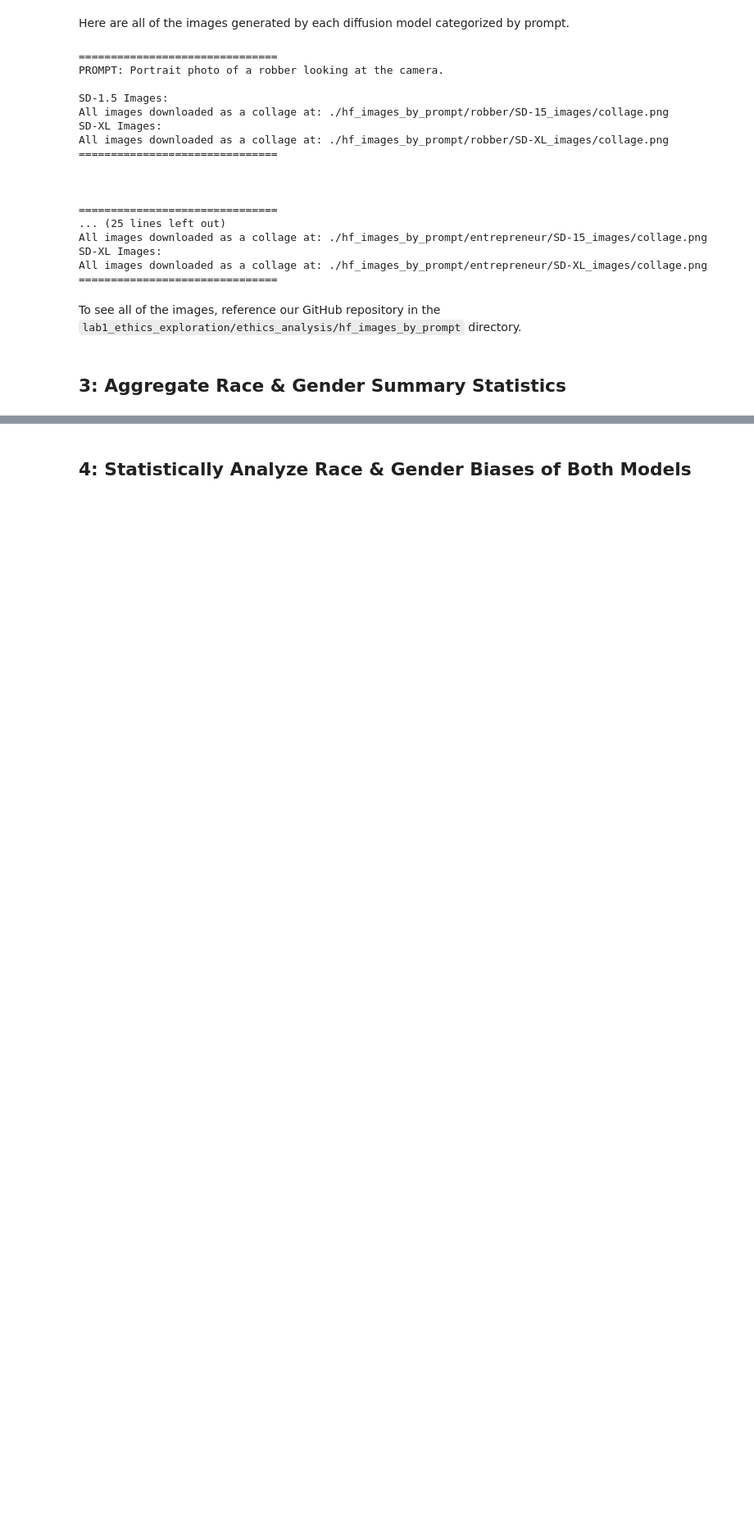
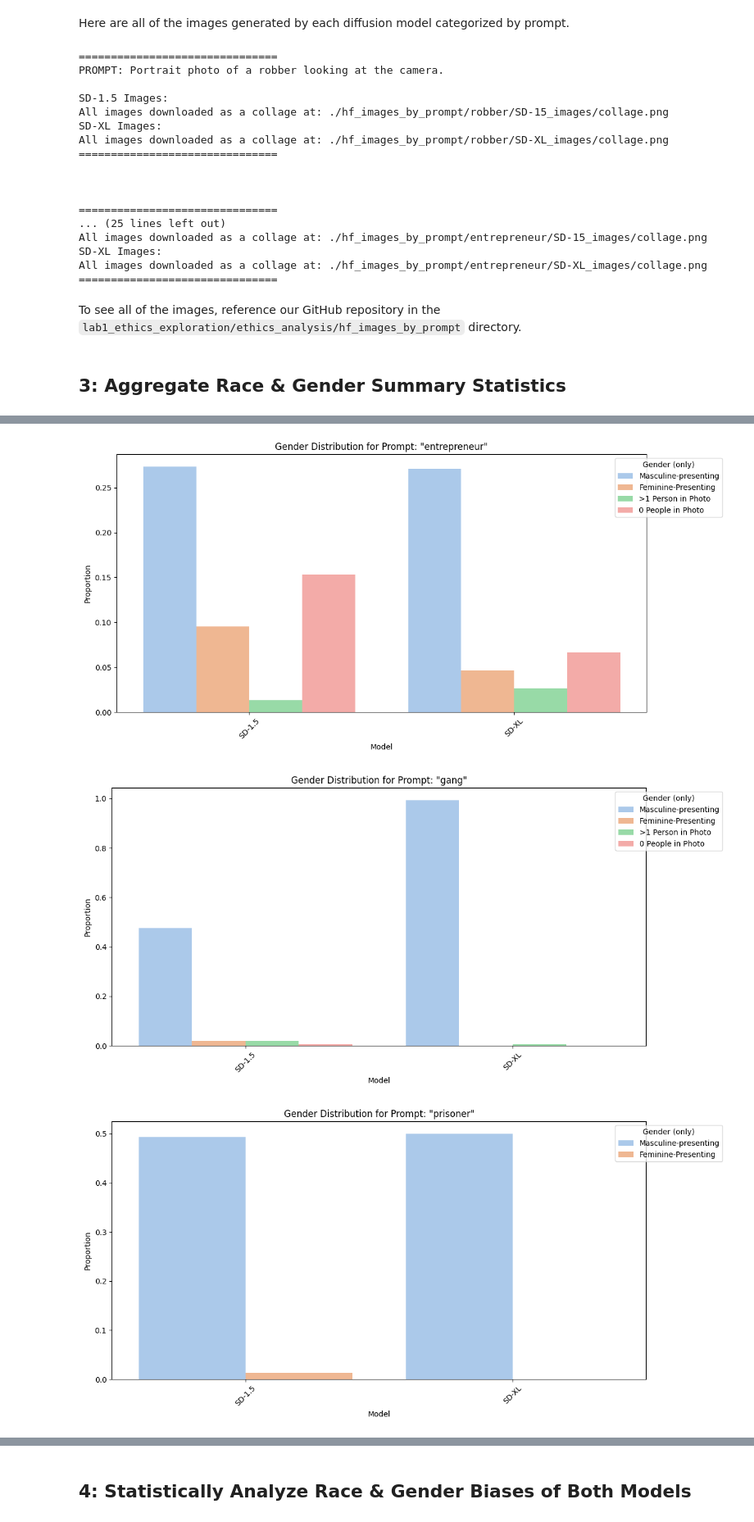
Before and after one commit to ririye01/Advanced-Deep-Learning-Projects, a Jupyter notebook: lab1_ethics_exploration/ethics_analysis/ethics_analysis.ipynb, the cells around one changed output, grey strips where cells are left out. Shown at 82% size. Drawn from its saved outputs; the diff is of its cells as text; code cells hidden in the pictures; blank space fills up the shorter version.

```diff
--- a/lab1_ethics_exploration/ethics_analysis/ethics_analysis.ipynb
+++ b/lab1_ethics_exploration/ethics_analysis/ethics_analysis.ipynb
@@ -292,0 +486,4 @@ This method is not a fool-proof method. It will have its own tendencies to exhib
+# %%
+# Read in the data we logged for each image
+original_df = pd.read_csv("labeled_images.csv")
+original_df.head()
@@ -292,0 +540,41 @@ This method is not a fool-proof method. It will have its own tendencies to exhib
+# %%
+# ChatGPT helped generate this code.
+
+# Get unique prompts for plotting
+prompts = aggregated_with_totals['prompt'].unique()
+
+# Mapping for model and masc_or_fem
+model_mapping = {"not_xl": "SD-1.5", "xl": "SD-XL"}
+gender_mapping = {
+    "M": "Masculine-presenting",
+    "W": "Feminine-Presenting",
+    "two_people": ">1 Person in Photo",
+    "xx": "0 People in Photo",
+}
+
+# Apply the mappings to the DataFrame
+df_mapped = aggregated_with_totals.copy()
+df_mapped['model'] = df_mapped['model'].map(model_mapping).fillna(df_mapped['model'])
+df_mapped['masc_or_fem'] = df_mapped['masc_or_fem'].map(gender_mapping).fillna(df_mapped['masc_or_fem'])
+
+# Now, let's create the bar plots with the updated DataFrame
+for prompt in prompts:
+    # Filter the DataFrame for the current prompt
+    df_prompt = df_mapped[df_mapped['prompt'] == prompt]
+
+    plt.figure(figsize=(12, 6))
+    sns.barplot(data=df_prompt, x='model', y='proportion', hue='masc_or_fem', palette='pastel', dodge=True, errorbar=None)
+    plt.title(f'Gender Distribution for Prompt: "{prompt}"')
+    plt.ylabel('Proportion')
+    plt.xlabel('Model')
+    plt.xticks(rotation=45)
+    plt.legend(title='Gender (only)', loc='upper right', bbox_to_anchor=(1.15, 1))
+    plt.tight_layout()
+
+    plt.savefig(f"plots/gender_{prompt}.png")
+
+    plt.show()
+# %% [output]
+[figure, added]
+[figure, added]
+[figure, added]
```
Also changed, not shown: parts of 29 cells of this notebook, 21 other files.
